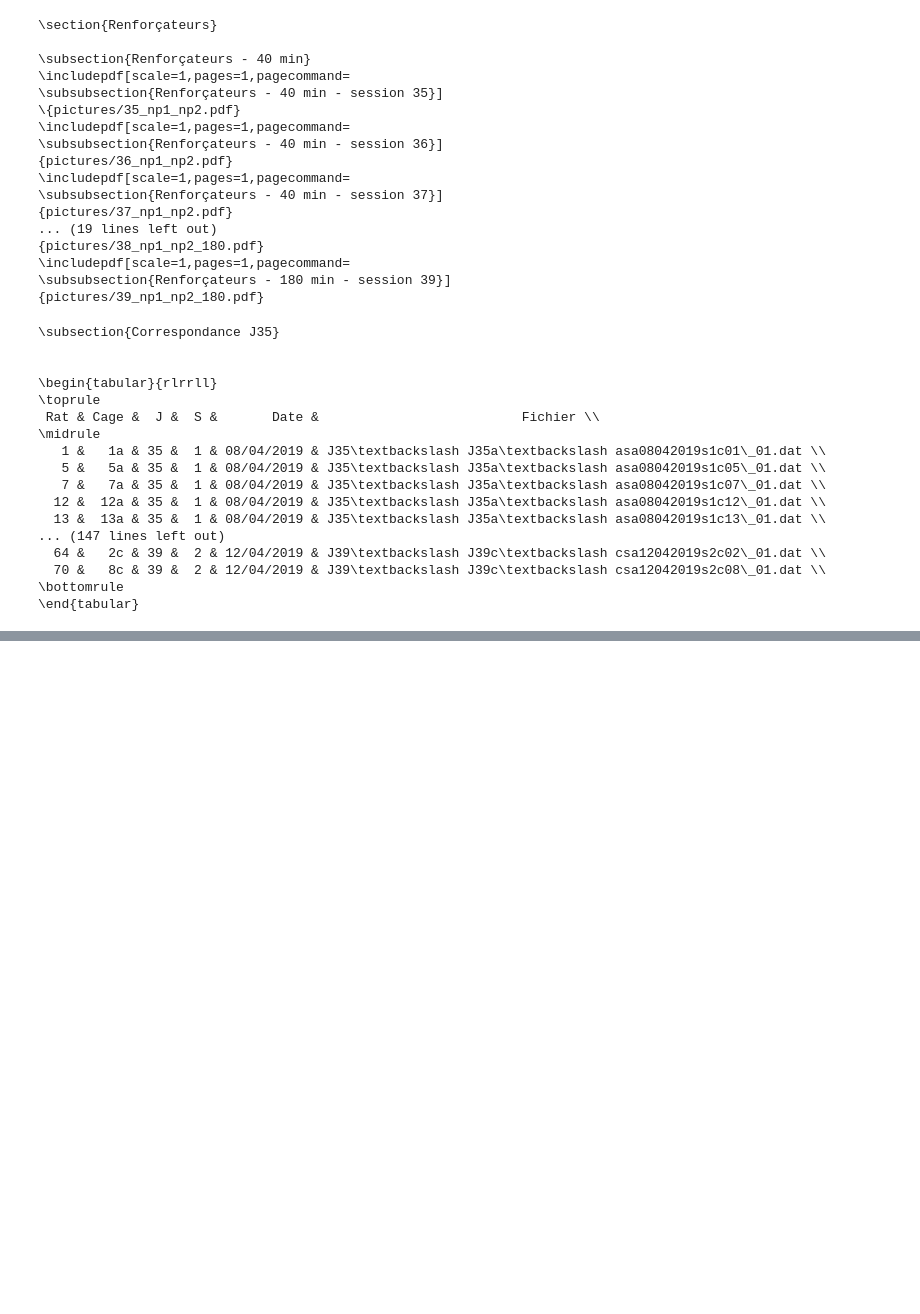
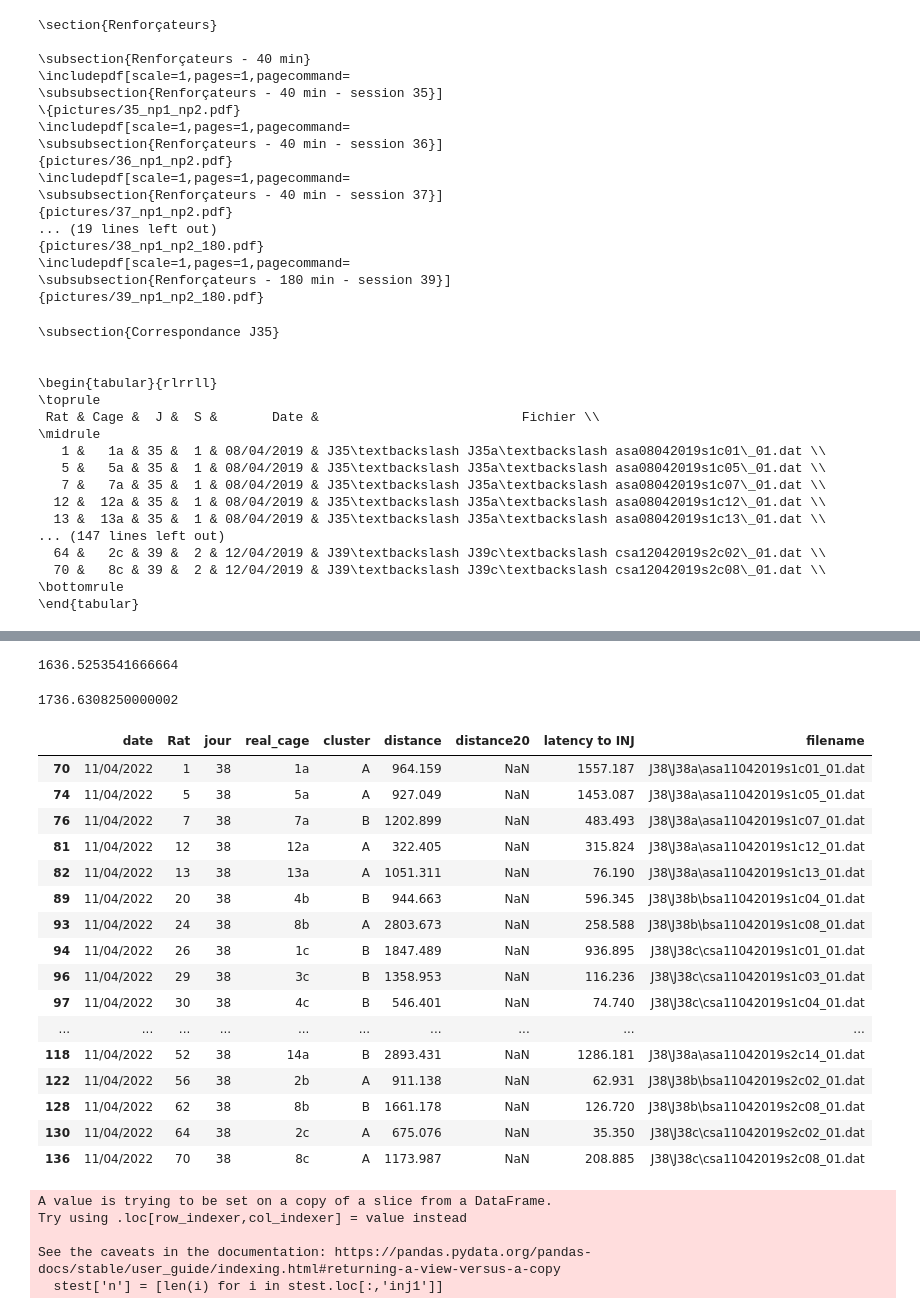
Before and after one commit to matias-ceau/pyfiber, a Jupyter notebook: dev/NICOTINE.ipynb, the cells around one changed output, grey strips where cells are left out. Cells and saved outputs as stored; diff of their text form; code cells hidden in the pictures; blank space fills up the shorter version.

```diff
--- a/dev/NICOTINE.ipynb
+++ b/dev/NICOTINE.ipynb
@@ -477,0 +495,4 @@ latex_output()
+# %%
+stest['latency to INJ'] = [list(a.index)[0] for a in stest.inj1]
+# %%
+stest.sort_values(['jour','Rat'],inplace=True)
@@ -477,0 +614,7 @@ latex_output()
+# %%
+dist   = [interval(i) for i in stest.index]
+dist20 = [interval20(i) if stest.loc[i,'jour']==35 else (np.nan,np.nan) for i in stest.index]
+stest['CS_INJ']   = [a for a,b in dist]
+stest['INJ_CS']   = [b for a,b in dist]
+stest['CS_INJ20'] = [a for a,b in dist20]
+stest['INJ_CS20'] = [b for a,b in dist20]
@@ -477,0 +642,2 @@ latex_output()
+# %%
+res = stest[['date','Rat', 'jour', 'real_cage', 'cluster','CS_INJ','INJ_CS','CS_INJ20','INJ_CS20', 'distance','distance20','latency to INJ','filename']]
@@ -477,0 +648,36 @@ latex_output()
+# %%
+a[a.cluster == 'A']['distance'].to_numpy().mean()
+# %% [output]
+1636.5253541666664
+# %%
+a[a.cluster == 'B']['distance'].to_numpy().mean()
+# %% [output]
+1736.6308250000002
+# %%
+res[res.jour == 38]
+# %% [output]
+|  | date | Rat | jour | real_cage | cluster | distance | distance20 | latency to INJ | filename |
+| 70 | 11/04/2022 | 1 | 38 | 1a | A | 964.159 | NaN | 1557.187 | J38\J38a\asa11042019s1c01_01.dat |
+| 74 | 11/04/2022 | 5 | 38 | 5a | A | 927.049 | NaN | 1453.087 | J38\J38a\asa11042019s1c05_01.dat |
+| 76 | 11/04/2022 | 7 | 38 | 7a | B | 1202.899 | NaN | 483.493 | J38\J38a\asa11042019s1c07_01.dat |
+| 81 | 11/04/2022 | 12 | 38 | 12a | A | 322.405 | NaN | 315.824 | J38\J38a\asa11042019s1c12_01.dat |
+| 82 | 11/04/2022 | 13 | 38 | 13a | A | 1051.311 | NaN | 76.190 | J38\J38a\asa11042019s1c13_01.dat |
+| 89 | 11/04/2022 | 20 | 38 | 4b | B | 944.663 | NaN | 596.345 | J38\J38b\bsa11042019s1c04_01.dat |
+| 93 | 11/04/2022 | 24 | 38 | 8b | A | 2803.673 | NaN | 258.588 | J38\J38b\bsa11042019s1c08_01.dat |
+| 94 | 11/04/2022 | 26 | 38 | 1c | B | 1847.489 | NaN | 936.895 | J38\J38c\csa11042019s1c01_01.dat |
+| 96 | 11/04/2022 | 29 | 38 | 3c | B | 1358.953 | NaN | 116.236 | J38\J38c\csa11042019s1c03_01.dat |
+| 97 | 11/04/2022 | 30 | 38 | 4c | B | 546.401 | NaN | 74.740 | J38\J38c\csa11042019s1c04_01.dat |
+| ... | ... | ... | ... | ... | ... | ... | ... | ... | ... |
+| 118 | 11/04/2022 | 52 | 38 | 14a | B | 2893.431 | NaN | 1286.181 | J38\J38a\asa11042019s2c14_01.dat |
+| 122 | 11/04/2022 | 56 | 38 | 2b | A | 911.138 | NaN | 62.931 | J38\J38b\bsa11042019s2c02_01.dat |
+| 128 | 11/04/2022 | 62 | 38 | 8b | B | 1661.178 | NaN | 126.720 | J38\J38b\bsa11042019s2c08_01.dat |
+| 130 | 11/04/2022 | 64 | 38 | 2c | A | 675.076 | NaN | 35.350 | J38\J38c\csa11042019s2c02_01.dat |
+| 136 | 11/04/2022 | 70 | 38 | 8c | A | 1173.987 | NaN | 208.885 | J38\J38c\csa11042019s2c08_01.dat |
+# %%
+stest['n'] = [len(i) for i in stest.loc[:,'inj1']]
+# %% [output]
+A value is trying to be set on a copy of a slice from a DataFrame.
+Try using .loc[row_indexer,col_indexer] = value instead
+
+See the caveats in the documentation: https://pandas.pydata.org/pandas-docs/stable/user_guide/indexing.html#returning-a-view-versus-a-copy
+  stest['n'] = [len(i) for i in stest.loc[:,'inj1']]
```
Also changed, not shown: parts of 22 cells of this notebook, 6 other files.
